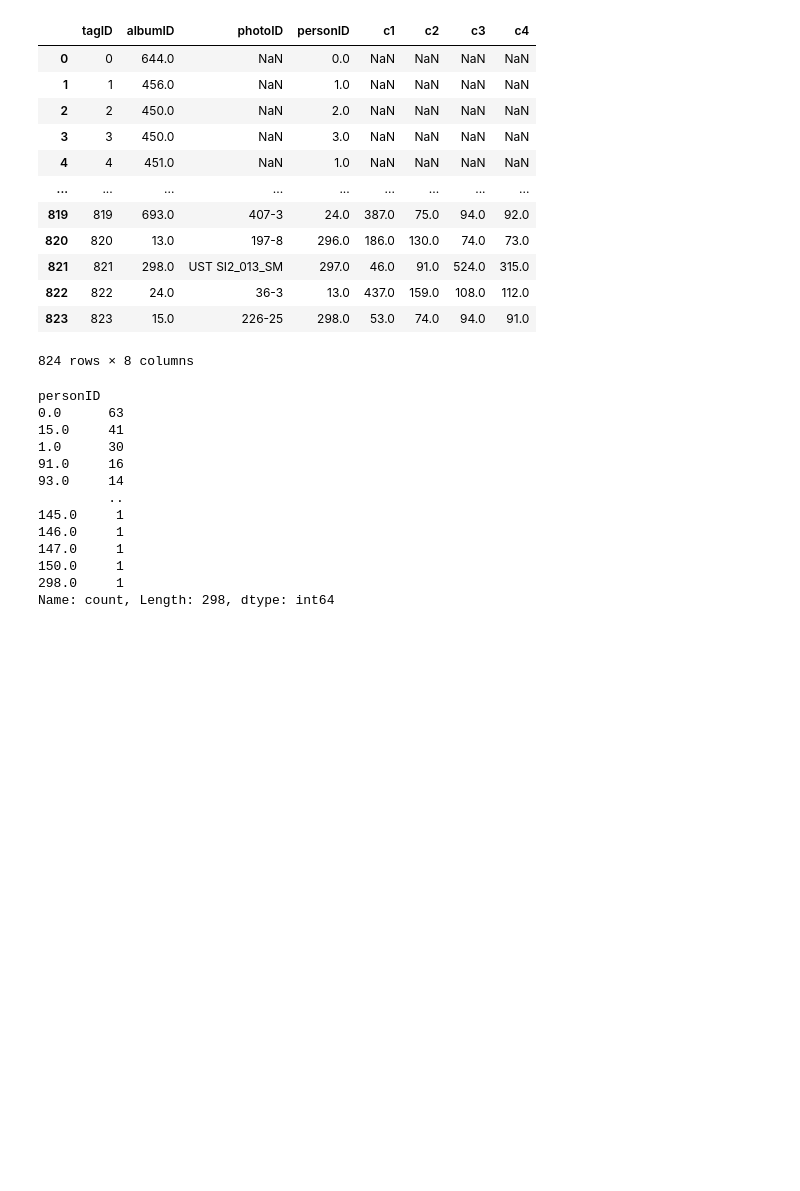
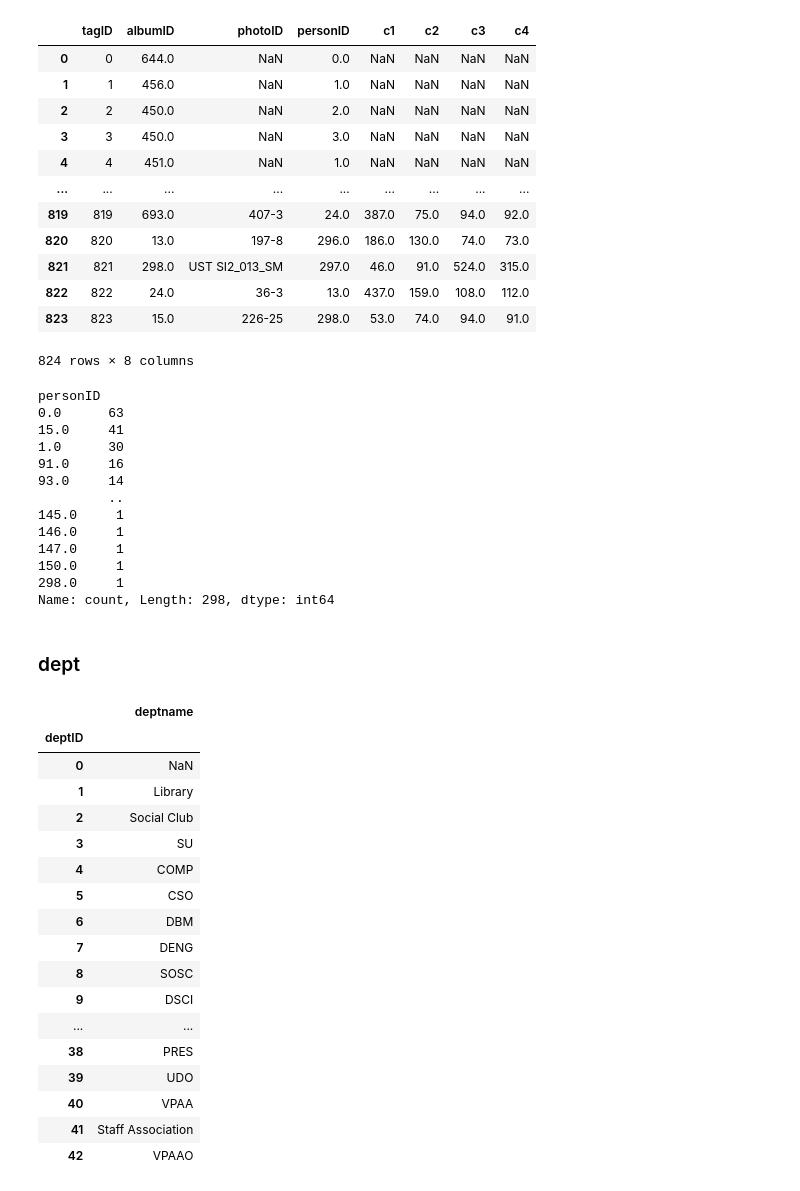
Before and after one commit to Jacklau1216/data-cleaning, a Jupyter notebook: data_cleaning.ipynb, the cells around one changed output. Drawn from its saved outputs; the diff is of its cells as text; code cells hidden in the pictures; blank space fills up the shorter version.

```diff
--- a/data_cleaning.ipynb
+++ b/data_cleaning.ipynb
@@ -396,3 +396,30 @@ personID
 150.0     1
 298.0     1
 Name: count, Length: 298, dtype: int64
+# %% [markdown]
+### dept
+# %%
+df_post = pd.read_csv('wp_post.csv')
+df = df_post['dept'].drop_duplicates()
+df = df.reset_index().rename(columns={'dept':'deptname'}).drop(columns=['index'], axis=1)
+df.index.names = ['deptID']
+df
+# %% [output]
+|  | deptname |
+| deptID |  |
+| 0 | NaN |
+| 1 | Library |
+| 2 | Social Club |
+| 3 | SU |
+| 4 | COMP |
+| 5 | CSO |
+| 6 | DBM |
+| 7 | DENG |
+| 8 | SOSC |
+| 9 | DSCI |
+| ... | ... |
+| 38 | PRES |
+| 39 | UDO |
+| 40 | VPAA |
+| 41 | Staff Association |
+| 42 | VPAAO |
```
Also changed, not shown: parts of 1 cell of this notebook, 1 other file.
